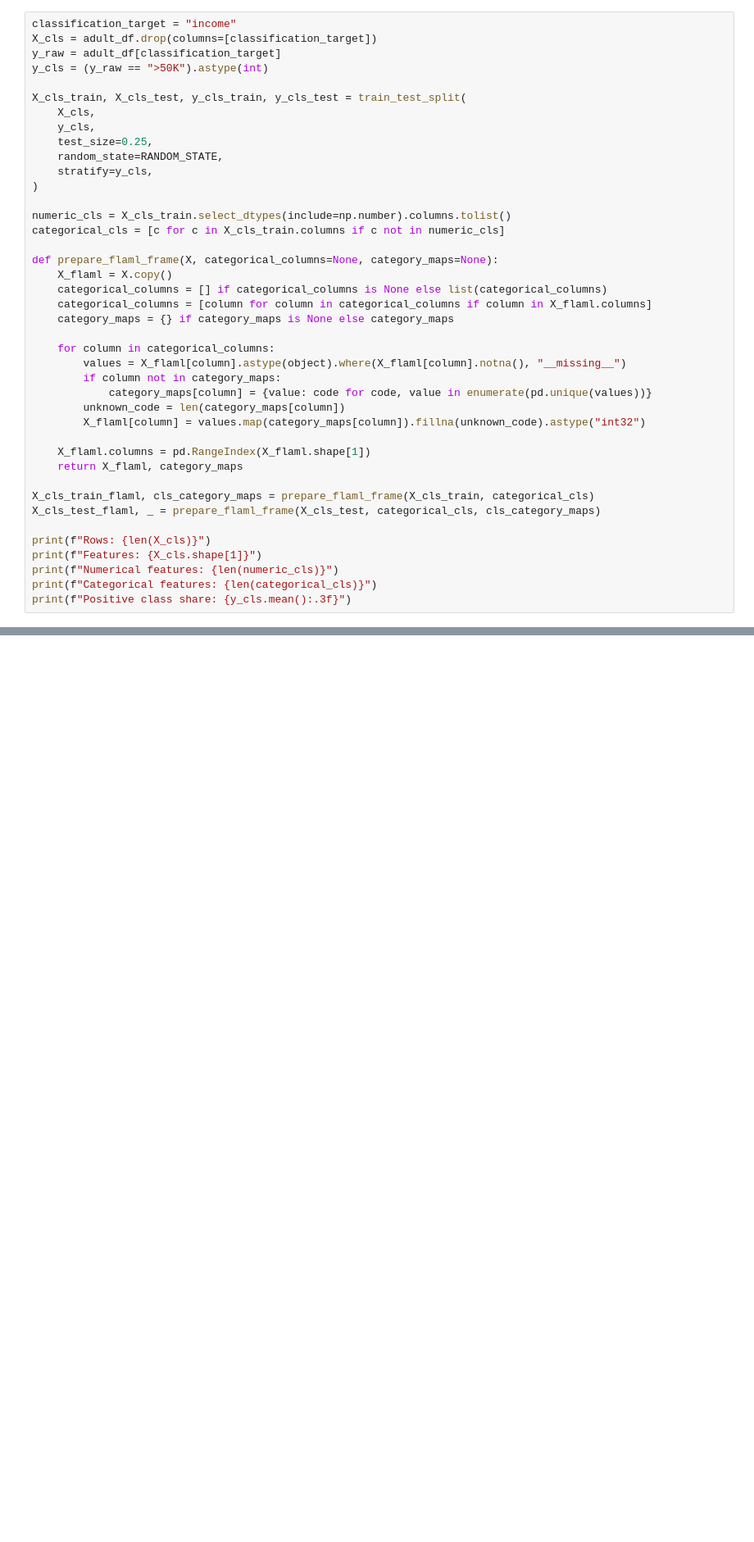
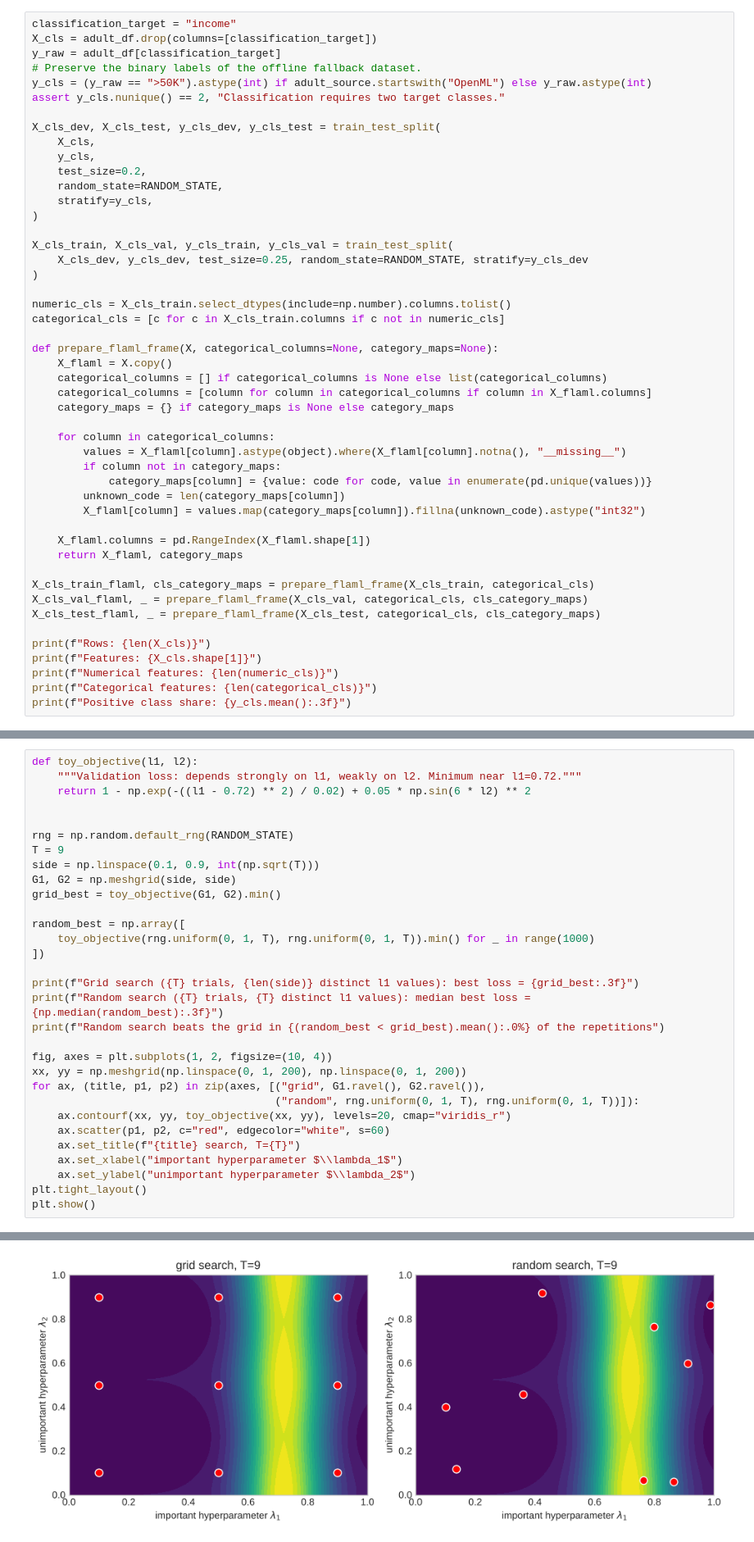
Before and after one commit to w4bo/AA2627-unibo-dcai, a Jupyter notebook: slides/lab-03-automl.ipynb, the cells around one changed output, grey strips where cells are left out. Shown at 82% size. Cells and saved outputs as stored; diff of their text form; blank space fills up the shorter version.

```diff
--- a/slides/lab-03-automl.ipynb
+++ b/slides/lab-03-automl.ipynb
@@ -250,14 +212,20 @@ Name: target_share, dtype: float64
 classification_target = "income"
 X_cls = adult_df.drop(columns=[classification_target])
 y_raw = adult_df[classification_target]
-y_cls = (y_raw == ">50K").astype(int)
+# Preserve the binary labels of the offline fallback dataset.
+y_cls = (y_raw == ">50K").astype(int) if adult_source.startswith("OpenML") else y_raw.astype(int)
+assert y_cls.nunique() == 2, "Classification requires two target classes."
 
-X_cls_train, X_cls_test, y_cls_train, y_cls_test = train_test_split(
+X_cls_dev, X_cls_test, y_cls_dev, y_cls_test = train_test_split(
     X_cls,
     y_cls,
-    test_size=0.25,
+    test_size=0.2,
     random_state=RANDOM_STATE,
     stratify=y_cls,
+)
+
+X_cls_train, X_cls_val, y_cls_train, y_cls_val = train_test_split(
+    X_cls_dev, y_cls_dev, test_size=0.25, random_state=RANDOM_STATE, stratify=y_cls_dev
 )
 
 numeric_cls = X_cls_train.select_dtypes(include=np.number).columns.tolist()
@@ -280,6 +248,7 @@ def prepare_flaml_frame(X, categorical_columns=None, category_maps=None):
     return X_flaml, category_maps
 
 X_cls_train_flaml, cls_category_maps = prepare_flaml_frame(X_cls_train, categorical_cls)
+X_cls_val_flaml, _ = prepare_flaml_frame(X_cls_val, categorical_cls, cls_category_maps)
 X_cls_test_flaml, _ = prepare_flaml_frame(X_cls_test, categorical_cls, cls_category_maps)
 
 print(f"Rows: {len(X_cls)}")
@@ -355,0 +417,32 @@ X_cls_train
+# %%
+def toy_objective(l1, l2):
+    """Validation loss: depends strongly on l1, weakly on l2. Minimum near l1=0.72."""
+    return 1 - np.exp(-((l1 - 0.72) ** 2) / 0.02) + 0.05 * np.sin(6 * l2) ** 2
+
+
+rng = np.random.default_rng(RANDOM_STATE)
+T = 9
+side = np.linspace(0.1, 0.9, int(np.sqrt(T)))
+G1, G2 = np.meshgrid(side, side)
+grid_best = toy_objective(G1, G2).min()
+
+random_best = np.array([
+    toy_objective(rng.uniform(0, 1, T), rng.uniform(0, 1, T)).min() for _ in range(1000)
+])
+
+print(f"Grid search ({T} trials, {len(side)} distinct l1 values): best loss = {grid_best:.3f}")
+print(f"Random search ({T} trials, {T} distinct l1 values): median best loss = {np.median(random_best):.3f}")
+print(f"Random search beats the grid in {(random_best < grid_best).mean():.0%} of the repetitions")
+
+fig, axes = plt.subplots(1, 2, figsize=(10, 4))
+xx, yy = np.meshgrid(np.linspace(0, 1, 200), np.linspace(0, 1, 200))
+for ax, (title, p1, p2) in zip(axes, [("grid", G1.ravel(), G2.ravel()),
+                                      ("random", rng.uniform(0, 1, T), rng.uniform(0, 1, T))]):
+    ax.contourf(xx, yy, toy_objective(xx, yy), levels=20, cmap="viridis_r")
+    ax.scatter(p1, p2, c="red", edgecolor="white", s=60)
+    ax.set_title(f"{title} search, T={T}")
+    ax.set_xlabel("important hyperparameter $\\lambda_1$")
+    ax.set_ylabel("unimportant hyperparameter $\\lambda_2$")
+plt.tight_layout()
+plt.show()
+# %% [output]
@@ -355,0 +452 @@ X_cls_train
+[figure, added]
```
Also changed, not shown: parts of 126 cells of this notebook, 1 other file.
